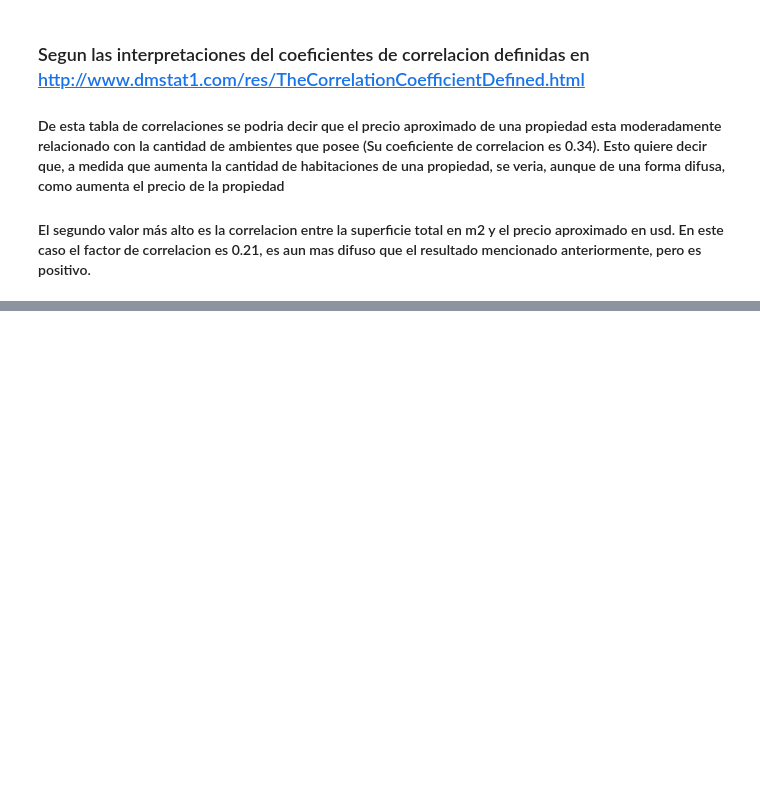
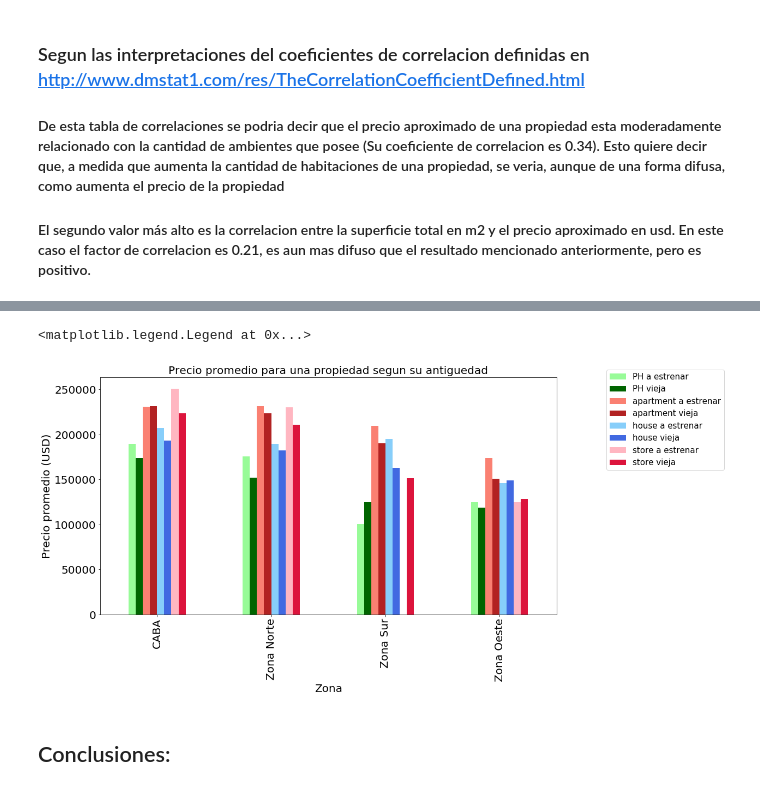
Before and after one commit to yussefomar/tp1OrganizacionComputador, a Jupyter notebook: AnalisisDistanciaSubte.ipynb, the cells around one changed output, grey strips where cells are left out. Saved outputs shown, nothing was run; the diff lists cells and outputs as text; code cells hidden in the pictures; blank space fills up the shorter version.

```diff
--- a/AnalisisDistanciaSubte.ipynb
+++ b/AnalisisDistanciaSubte.ipynb
@@ -179,0 +193,2 @@ df.corr()
+# %%
+propsViejas = props_sup_precio_similar[~titleAEstrenar & ~extraAEstrenar & ~descAEstrenar]
@@ -179,0 +198,19 @@ df.corr()
+# %%
+data_antiguedad_props = []
+zonas = ["Capital Federal", "Bs.As. G.B.A. Zona Norte", "Bs.As. G.B.A. Zona Sur", "Bs.As. G.B.A. Zona Oeste"]
+tipos = ["apartment", "house", "store", "PH"]
+for zona in zonas: #Las 4 zonas que estudiamos
+    info_zona = {}
+    for tipo_prop in tipos:
+
+        promedio_viejas = propsViejas[(propsViejas["Zona"] == zona) &\
+                                      (propsViejas["property_type"] == tipo_prop)]["price_aprox_usd"].mean()
+        promedio_nuevas = propsAEstrenar[(propsAEstrenar["Zona"] == zona) &\
+                                         (propsAEstrenar["property_type"] == tipo_prop)]["price_aprox_usd"].mean()
+        info_zona["Zona"] = zona
+        info_zona[tipo_prop+" a estrenar"] = promedio_nuevas
+        info_zona[tipo_prop+" vieja"] = promedio_viejas
+    data_antiguedad_props.append(info_zona)
+# %%
+antiguedadPropsdf = pd.DataFrame(data_antiguedad_props)
+antiguedadPropsdf
@@ -179,0 +223,7 @@ df.corr()
+# %%
+
+antiguedadPropsdf["Zona"] = antiguedadPropsdf["Zona"].str.replace("Capital Federal","CABA")
+antiguedadPropsdf["Zona"] = antiguedadPropsdf["Zona"].str.replace("Bs.As. G.B.A. Zona Norte","Zona Norte")
+antiguedadPropsdf["Zona"] = antiguedadPropsdf["Zona"].str.replace("Bs.As. G.B.A. Zona Sur","Zona Sur")
+antiguedadPropsdf["Zona"] = antiguedadPropsdf["Zona"].str.replace("Bs.As. G.B.A. Zona Oeste","Zona Oeste")
+antiguedadPropsdf.index = antiguedadPropsdf.Zona
@@ -179,0 +235,15 @@ df.corr()
+# %%
+
+
+ax = antiguedadPropsdf.plot(kind = "bar",\
+                            color =["palegreen","darkgreen","salmon","firebrick","lightskyblue","royalblue","lightpink","crimson"] ,\
+                            fontsize=20,figsize = (15,8))
+ax.set_xlabel("Zona", fontsize=20)
+ax.set_ylabel("Precio promedio (USD)", fontsize=20)
+ax.set_title('Precio promedio para una propiedad segun su antiguedad', fontsize = 20)
+ax.legend(bbox_to_anchor=(1.1, 1.05), fontsize = 15)
+# %% [output]
+<matplotlib.legend.Legend at 0x...>
+[figure, added]
+# %% [markdown]
+## Conclusiones:
```
Also changed, not shown: parts of 14 cells of this notebook.
